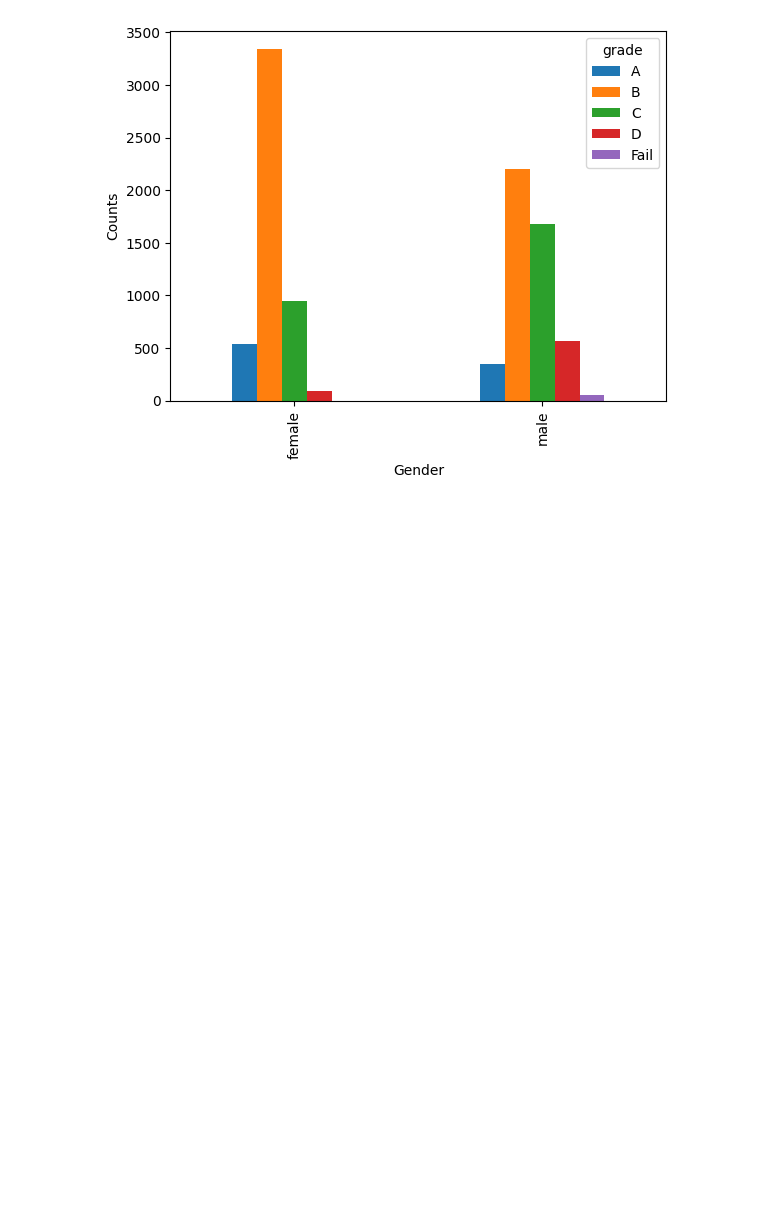
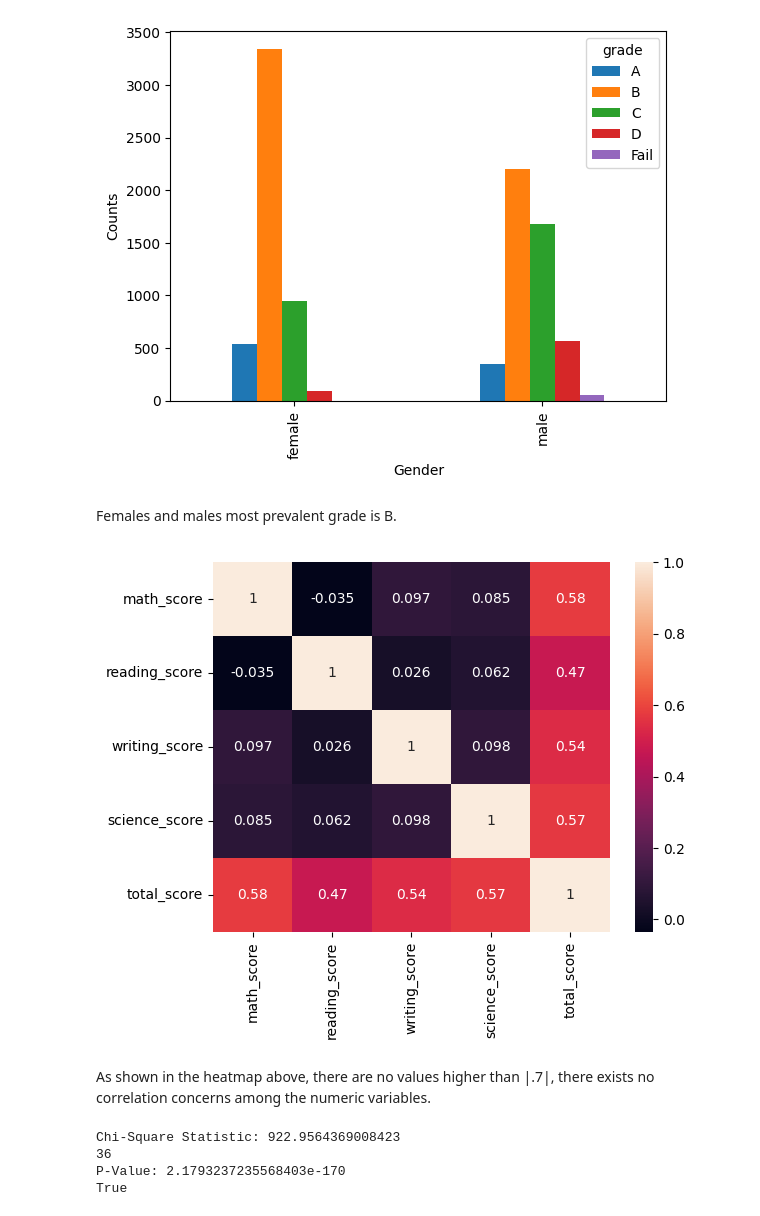
Before and after one commit to jsonavalos/student-dataset-analysis, a Jupyter notebook: student_performance.ipynb, the cells around one changed output. Drawn from its saved outputs; the diff is of its cells as text; code cells hidden in the pictures; blank space fills up the shorter version.

```diff
--- a/student_performance.ipynb
+++ b/student_performance.ipynb
@@ -157,0 +170,24 @@ for col_name in student_data.columns:
+# %% [markdown]
+Females and males most prevalent grade is B.
+# %%
+# Create the heatmap
+sns.heatmap(numeric_df.corr(), annot=True, color='skyblue')
+plt.show()
+# %% [output]
+[figure, added]
+# %% [markdown]
+As shown in the heatmap above, there are no values higher than |.7|, there exists no correlation concerns among the numeric variables.
+# %%
+# Chi-Square Test of Independence
+contingency_table = pd.crosstab([category_df['gender'], category_df['race_ethnicity']], category_df['grade'])
+
+chi2, p, dof, expected = chi2_contingency(contingency_table)
+print('Chi-Square Statistic:', chi2)
+print(dof)
+print('P-Value:', p)
+print(p < 0.05)
+# %% [output]
+Chi-Square Statistic: 922.9564369008423
+36
+P-Value: 2.1793237235568403e-170
+True
```
Also changed, not shown: parts of 12 cells of this notebook.
